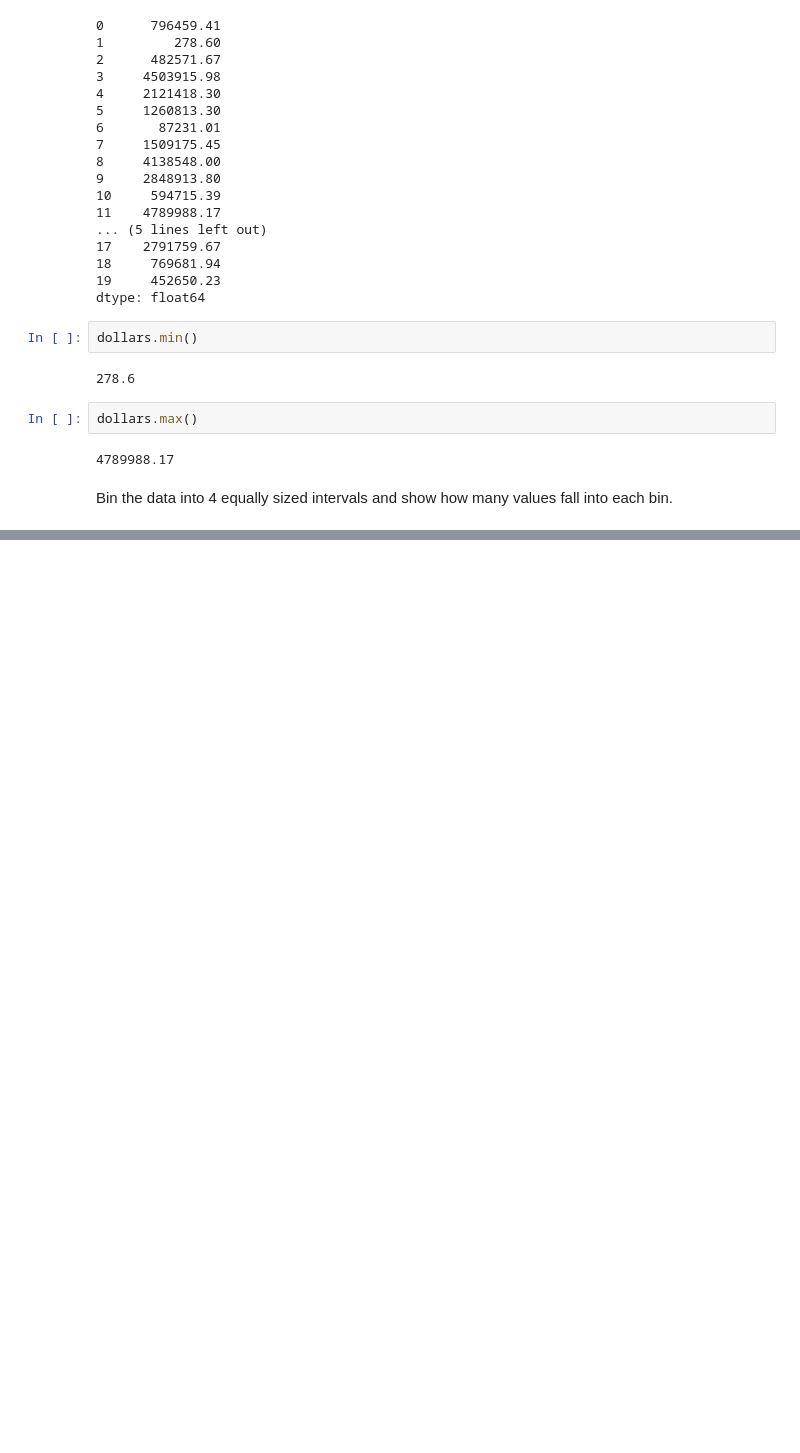
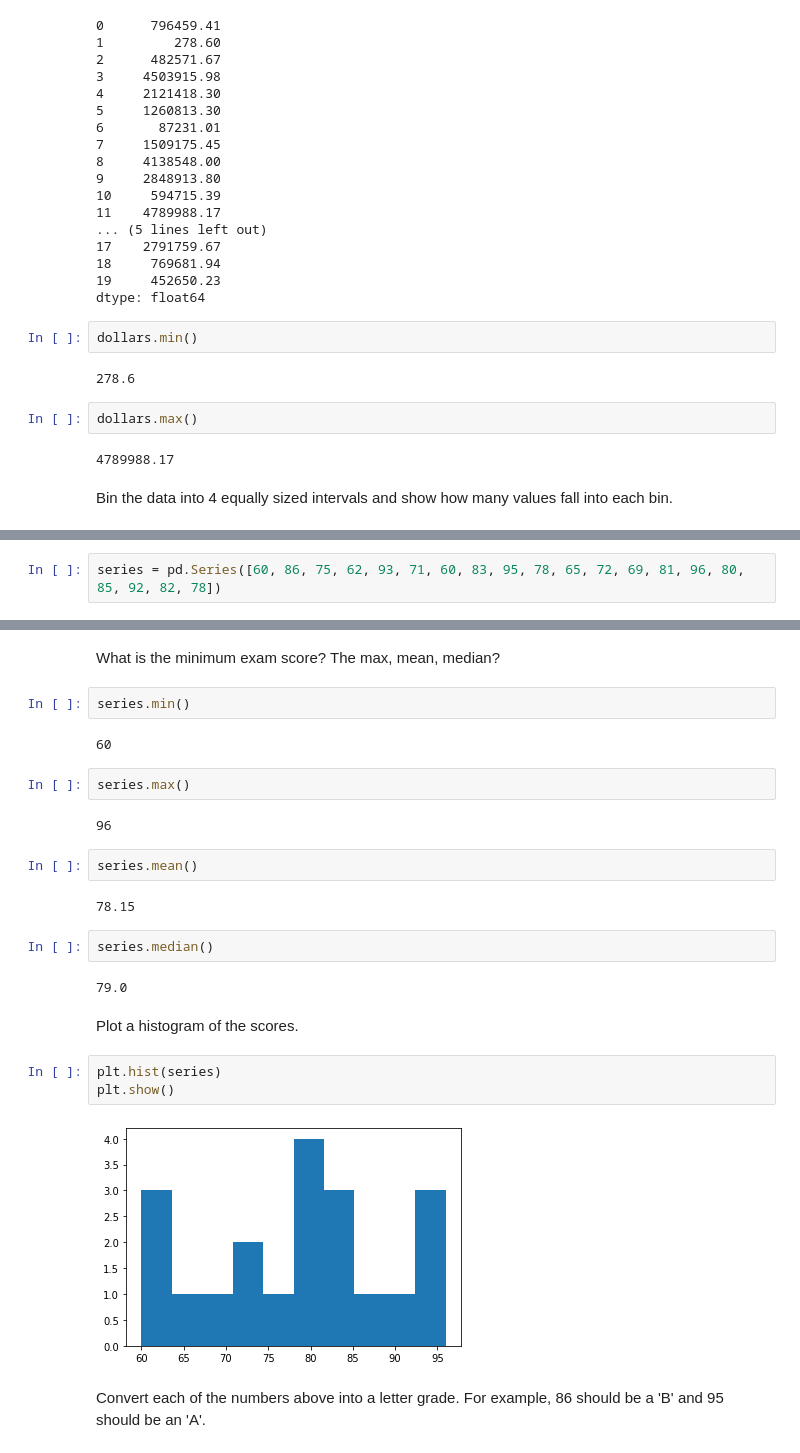
Before and after one commit to matt-c-knight/numpy-pandas-visualization-exercises, a Jupyter notebook: pandas_series.ipynb, the cells around one changed output, grey strips where cells are left out. Drawn from its saved outputs; the diff is of its cells as text; blank space fills up the shorter version.

```diff
--- a/pandas_series.ipynb
+++ b/pandas_series.ipynb
@@ -413,0 +426,2 @@ dtype: int64
+# %%
+series = pd.Series([60, 86, 75, 62, 93, 71, 60, 83, 95, 78, 65, 72, 69, 81, 96, 80, 85, 92, 82, 78])
@@ -413,0 +448,27 @@ dtype: int64
+# %% [markdown]
+What is the minimum exam score? The max, mean, median?
+# %%
+series.min()
+# %% [output]
+60
+# %%
+series.max()
+# %% [output]
+96
+# %%
+series.mean()
+# %% [output]
+78.15
+# %%
+series.median()
+# %% [output]
+79.0
+# %% [markdown]
+Plot a histogram of the scores.
+# %%
+plt.hist(series)
+plt.show()
+# %% [output]
+[figure, added]
+# %% [markdown]
+Convert each of the numbers above into a letter grade. For example, 86 should be a 'B' and 95 should be an 'A'.
```
Also changed, not shown: parts of 6 cells of this notebook.
